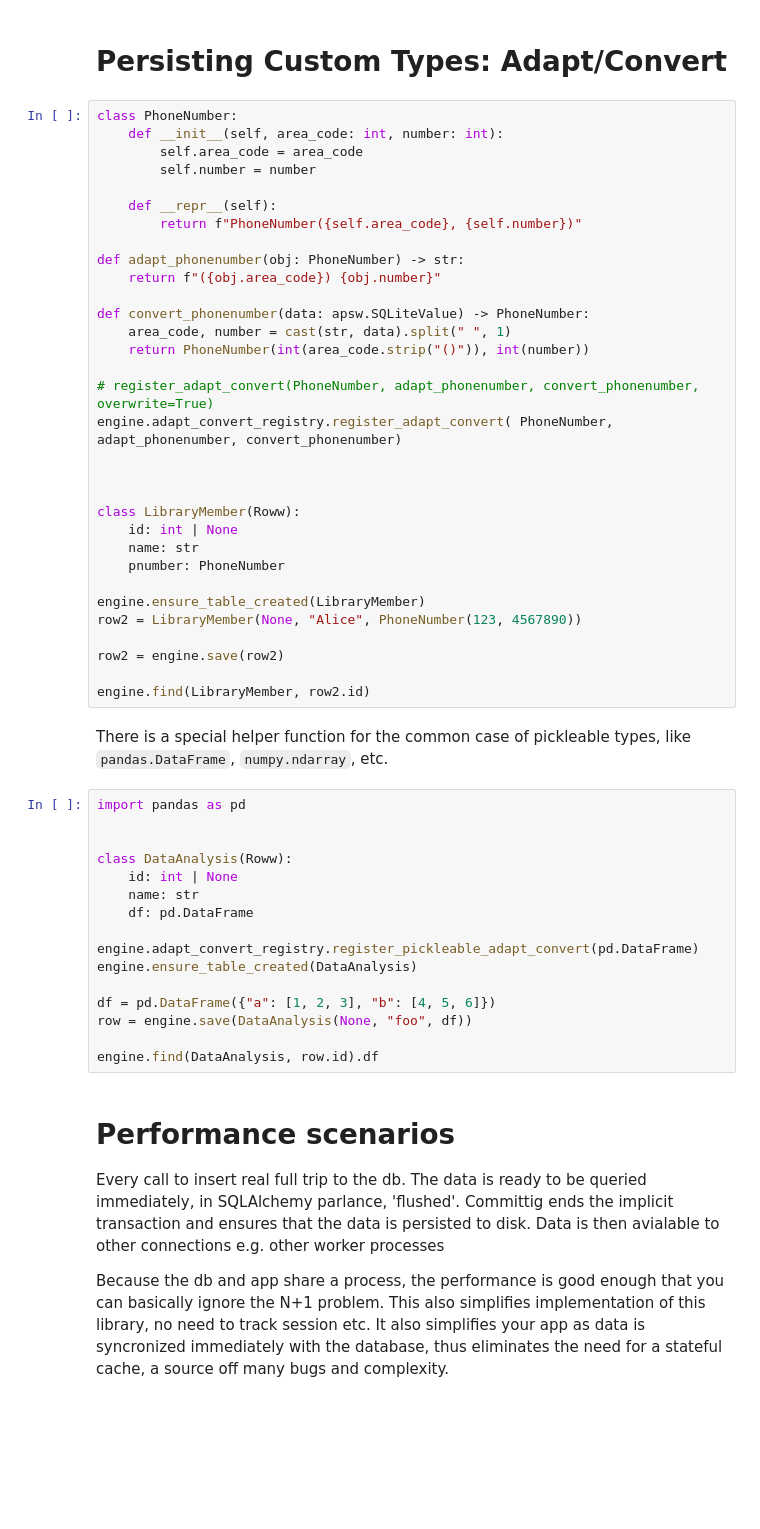
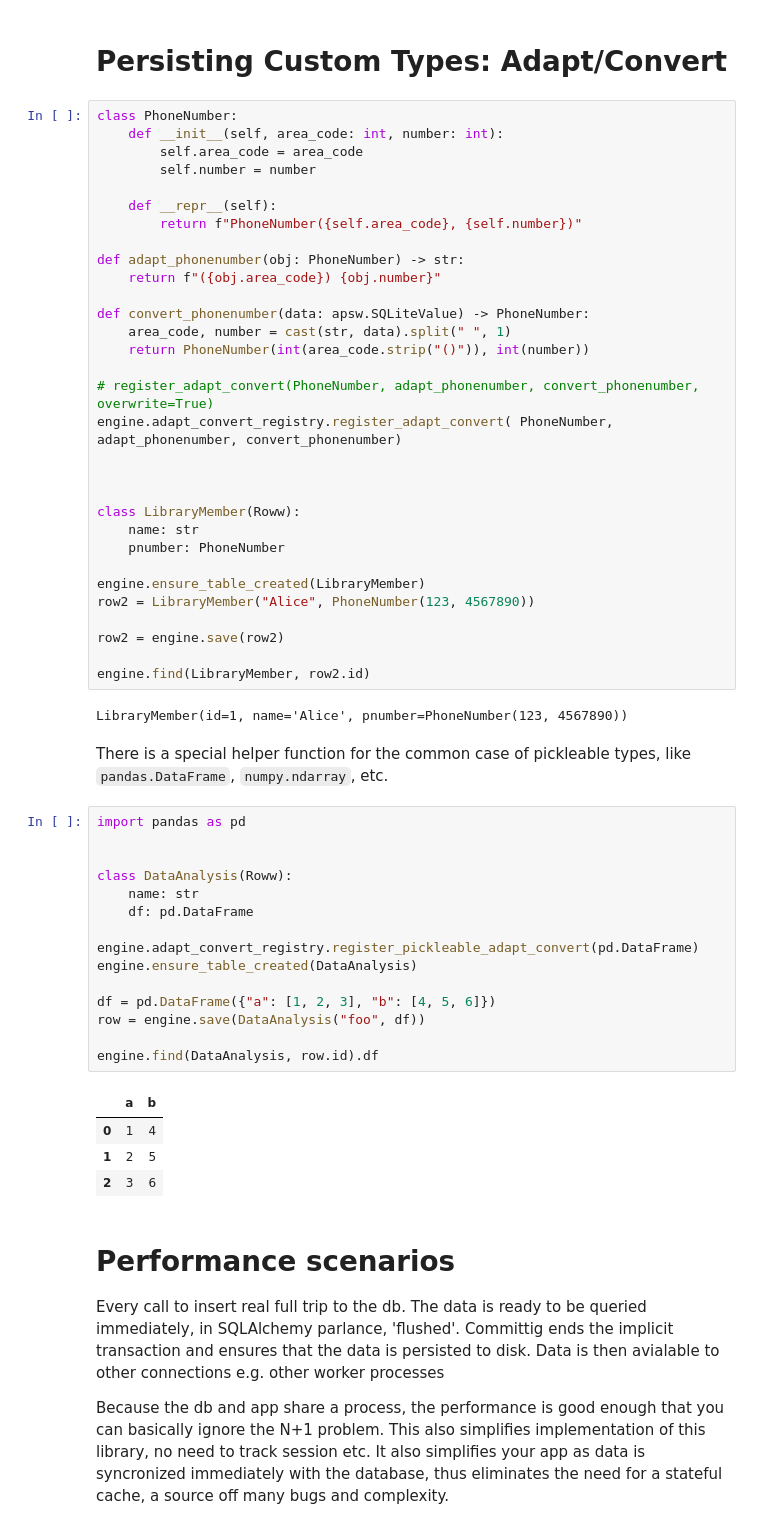
Before and after one commit to y2kbugger/tuplesaver, a Jupyter notebook: example.ipynb, the cells around one changed output. Saved outputs shown, nothing was run; the diff lists cells and outputs as text; blank space fills up the shorter version.

```diff
--- a/example.ipynb
+++ b/example.ipynb
@@ -350,34 +415,39 @@ engine.adapt_convert_registry.register_adapt_convert( PhoneNumber, adapt_phonenu
 
 
 class LibraryMember(Roww):
-    id: int | None
     name: str
     pnumber: PhoneNumber
 
 engine.ensure_table_created(LibraryMember)
-row2 = LibraryMember(None, "Alice", PhoneNumber(123, 4567890))
+row2 = LibraryMember("Alice", PhoneNumber(123, 4567890))
 
 row2 = engine.save(row2)
 
 engine.find(LibraryMember, row2.id)
+# %% [output]
+LibraryMember(id=1, name='Alice', pnumber=PhoneNumber(123, 4567890))
 # %% [markdown]
 There is a special helper function for the common case of pickleable types, like `pandas.DataFrame`, `numpy.ndarray`, etc.
 # %%
 import pandas as pd
 
 
 class DataAnalysis(Roww):
-    id: int | None
     name: str
     df: pd.DataFrame
 
 engine.adapt_convert_registry.register_pickleable_adapt_convert(pd.DataFrame)
 engine.ensure_table_created(DataAnalysis)
 
 df = pd.DataFrame({"a": [1, 2, 3], "b": [4, 5, 6]})
-row = engine.save(DataAnalysis(None, "foo", df))
+row = engine.save(DataAnalysis("foo", df))
 
 engine.find(DataAnalysis, row.id).df
+# %% [output]
+|  | a | b |
+| 0 | 1 | 4 |
+| 1 | 2 | 5 |
+| 2 | 3 | 6 |
 # %% [markdown]
 # Performance scenarios
 Every call to insert real full trip to the db. The data is ready to be queried immediately, in SQLAlchemy parlance, 'flushed'. Committig ends the implicit transaction and ensures that the data is persisted to disk. Data is then avialable to other connections e.g. other worker processes
```
Also changed, not shown: parts of 35 cells of this notebook, 14 other files.
